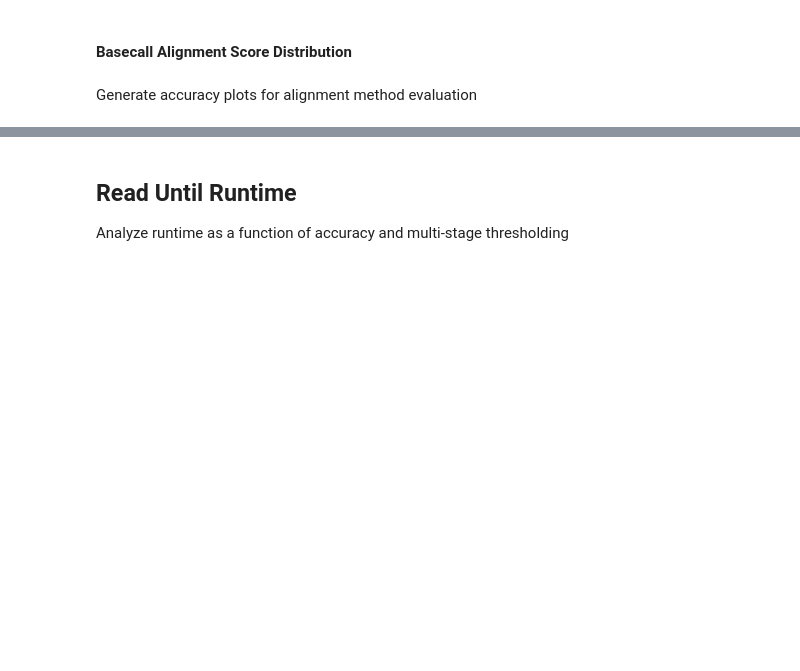
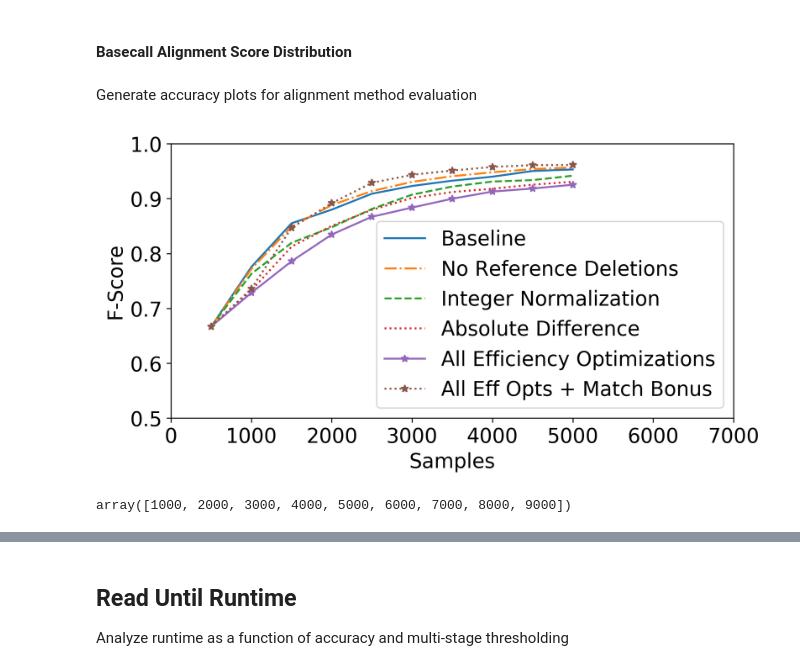
Before and after one commit to TimD1/SquiggleFilter, a Jupyter notebook: scripts/dtw.ipynb, the cells around one changed output, grey strips where cells are left out. Drawn from its saved outputs; the diff is of its cells as text; code cells hidden in the pictures; blank space fills up the shorter version.

```diff
--- a/scripts/dtw.ipynb
+++ b/scripts/dtw.ipynb
@@ -611,27 +620,25 @@ for i, l in enumerate([1000]):
     plt.show()
 # %% [markdown]
 Generate accuracy plots for alignment method evaluation
-# %%
-#results_dirs = ["baseline", "abs_value", "discrete_norm", "running_norm", "all_modifications"]
-results_dirs = ["move_baseline", "move_bonus_4", "move_bonus_8", "move_bonus_16", "move_bonus_32"]
-fig, axs = plt.subplots(1,3, figsize=(15,5))
-for d in results_dirs:
-    fscores = np.load(f"results/{d}/fscores.npy")
-    axs[0].plot(prefix_lengths, fscores)
-    precs = np.load(f"results/{d}/precisions.npy")
-    axs[1].plot(prefix_lengths, precs)
-    recalls = np.load(f"results/{d}/recalls.npy")
-    axs[2].plot(prefix_lengths, recalls)
-axs[0].set_title('F-score')
-axs[0].set_ylim(0.5,1.03)
-axs[1].set_ylim(0.5,1.03)
-axs[2].set_ylim(0.5,1.03)
-axs[0].set_xlabel('Samples')
-axs[1].set_xlabel('Samples')
-axs[2].set_xlabel('Samples')
-axs[0].set_ylabel('Score')
-axs[1].set_title('Precision')
-axs[2].set_title('Recall')
-axs[2].legend(results_dirs)
-plt.show()
+# %%
+results_dirs = ["final_baseline", "final_no_ref_skip", "final_discrete_norm", "final_abs_value", "final_all", "final_all_bonus_plot"]
+linestyles=['-', '-.', '--', ':', '-', ':']
+markers=['','','','','*','*']
+mpl.rcParams.update({'font.size': 16})
+fig, axs = plt.subplots(1,1, figsize=(8,4))
+for i, d in enumerate(results_dirs):
+    fscores = np.load(f"results/{d}/fscores.npy")
+    axs.plot(np.arange(500,5001,500), fscores, marker=markers[i], linestyle=linestyles[i])
+axs.set_ylim(0.5,1)
+axs.set_xlim(0,7000)
+axs.set_xlabel('Samples')
+axs.set_ylabel('F-Score')
+axs.legend(["Baseline", "No Reference Deletions", "Integer Normalization", "Absolute Difference", "All Efficiency Optimizations", "All Eff Opts + Match Bonus"],)
+plt.show()
+# %% [output]
+[figure, added]
+# %%
+prefix_lengths
+# %% [output]
+array([1000, 2000, 3000, 4000, 5000, 6000, 7000, 8000, 9000])
 # %%
```
Also changed, not shown: parts of 30 cells of this notebook.
